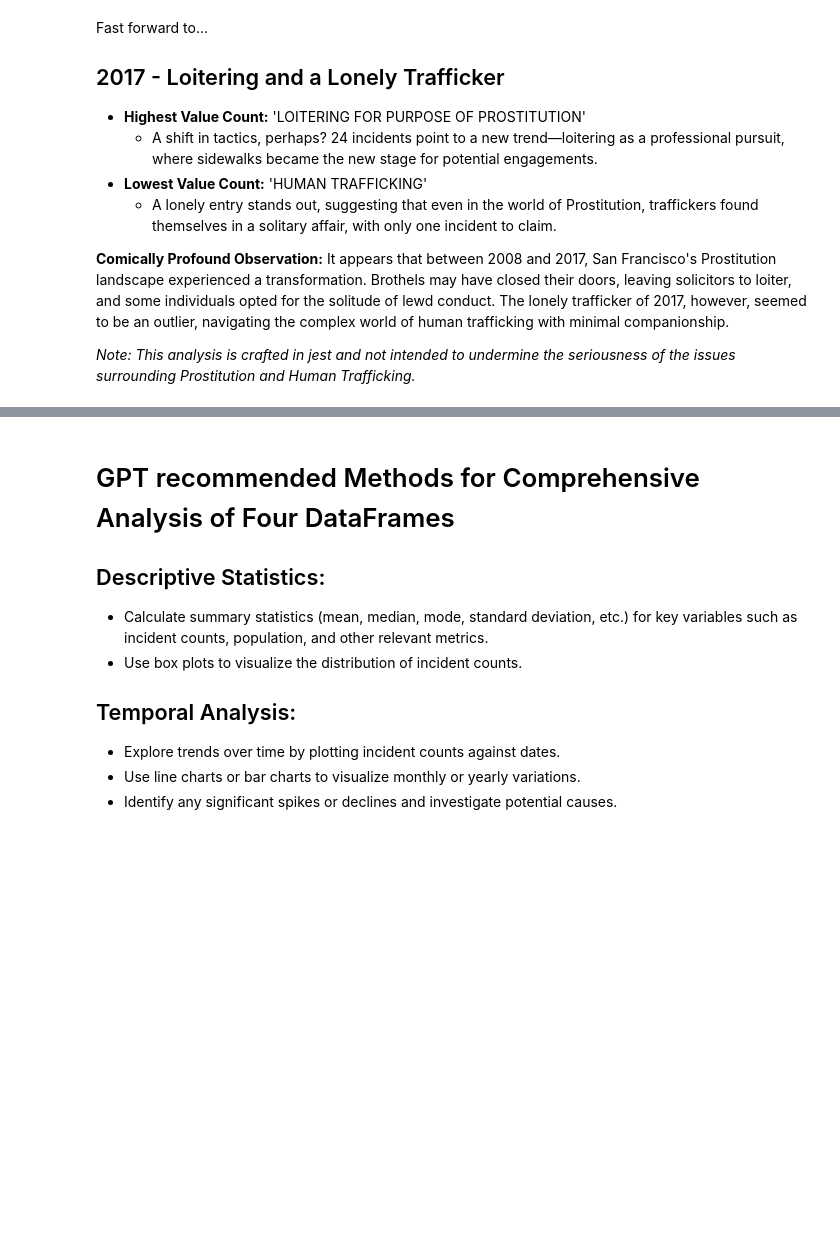
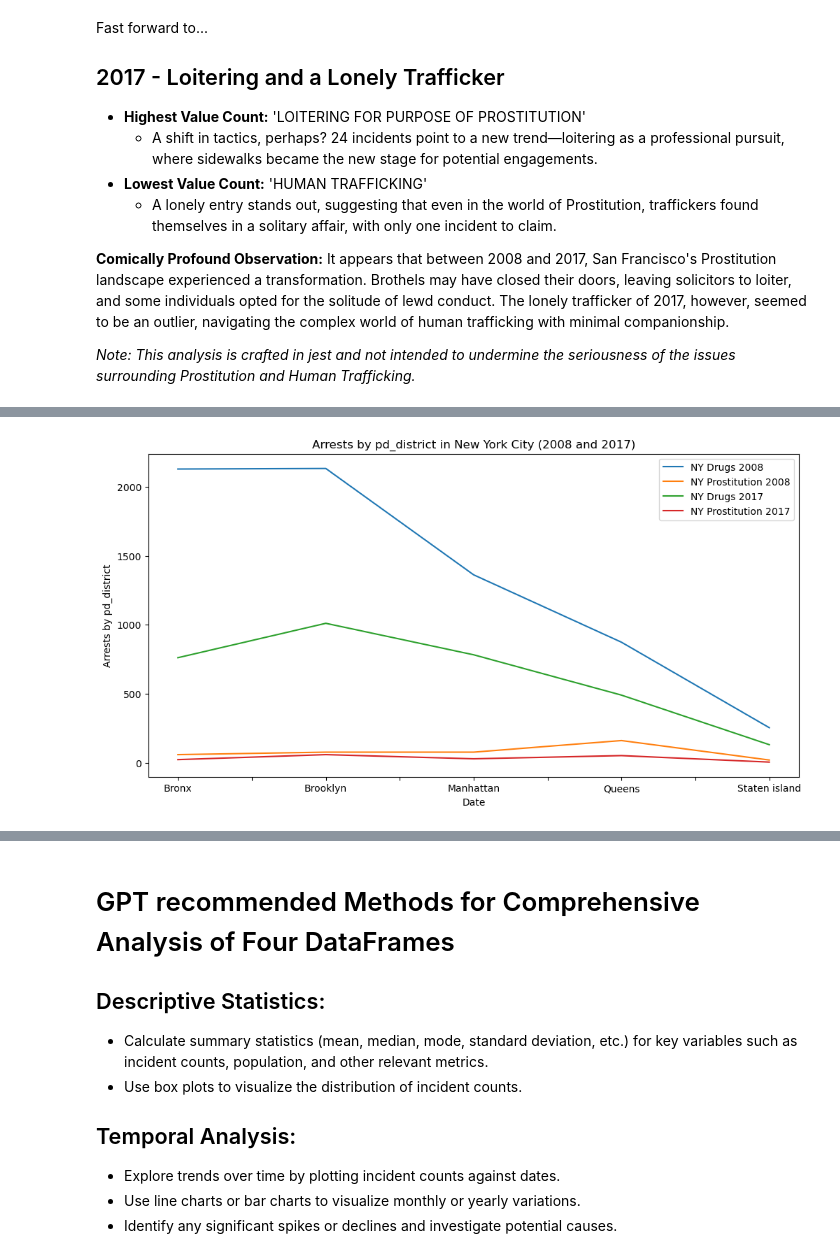
Before and after one commit to McPhersonTrk/Hookers-and-Blow-A-Case-Study-of-Holiday-Cheer, a Jupyter notebook: mcp_sf_ny_corr.ipynb, the cells around one changed output, grey strips where cells are left out. Saved outputs shown, nothing was run; the diff lists cells and outputs as text; code cells hidden in the pictures; blank space fills up the shorter version.

Commit message:
mcp_continued working on data analysis and graphs

```diff
--- a/mcp_sf_ny_corr.ipynb
+++ b/mcp_sf_ny_corr.ipynb
@@ -508,0 +554,14 @@ It appears that between 2008 and 2017, San Francisco's Prostitution landscape ex
+# %%
+# Dictionary mapping abbreviations to full names
+abbreviation_mapping = {'B': 'Bronx', 'S': 'Staten island', 'K': 'Brooklyn', 'M': 'Manhattan', 'Q': 'Queens'}
+
+ny_drugs_dec_2008['pd_district'].replace(abbreviation_mapping, inplace=True)
+ny_drugs_dec_2017['pd_district'].replace(abbreviation_mapping, inplace=True)
+ny_prostitution_dec_2008['pd_district'].replace(abbreviation_mapping, inplace=True)
+ny_prostitution_dec_2017['pd_district'].replace(abbreviation_mapping, inplace=True)
+# %%
+# Aggregate the data by day for each year
+ny_drugs_2008_daily = ny_drugs_dec_2008.groupby('pd_district')['category'].count()
+ny_prostitution_2008_daily = ny_prostitution_dec_2008.groupby('pd_district')['category'].count()
+ny_drugs_2017_daily = ny_drugs_dec_2017.groupby('pd_district')['category'].count()
+ny_prostitution_2017_daily = ny_prostitution_dec_2017.groupby('pd_district')['category'].count()
@@ -508,0 +576,20 @@ It appears that between 2008 and 2017, San Francisco's Prostitution landscape ex
+# %%
+# Plot the data
+plt.figure(figsize=(12, 6))
+
+# Plot arrests by pd_district for each year
+ny_drugs_2008_daily.plot(label='NY Drugs 2008')
+ny_prostitution_2008_daily.plot(label='NY Prostitution 2008')
+ny_drugs_2017_daily.plot(label='NY Drugs 2017')
+ny_prostitution_2017_daily.plot(label='NY Prostitution 2017')
+
+# Add labels and title
+plt.xlabel('Date')
+plt.ylabel('Arrests by pd_district')
+plt.title('Arrests by pd_district in New York City (2008 and 2017)')
+plt.legend()
+
+# Show the plot
+plt.show()
+# %% [output]
+[figure, added]
```
Also changed, not shown: parts of 28 cells of this notebook.
